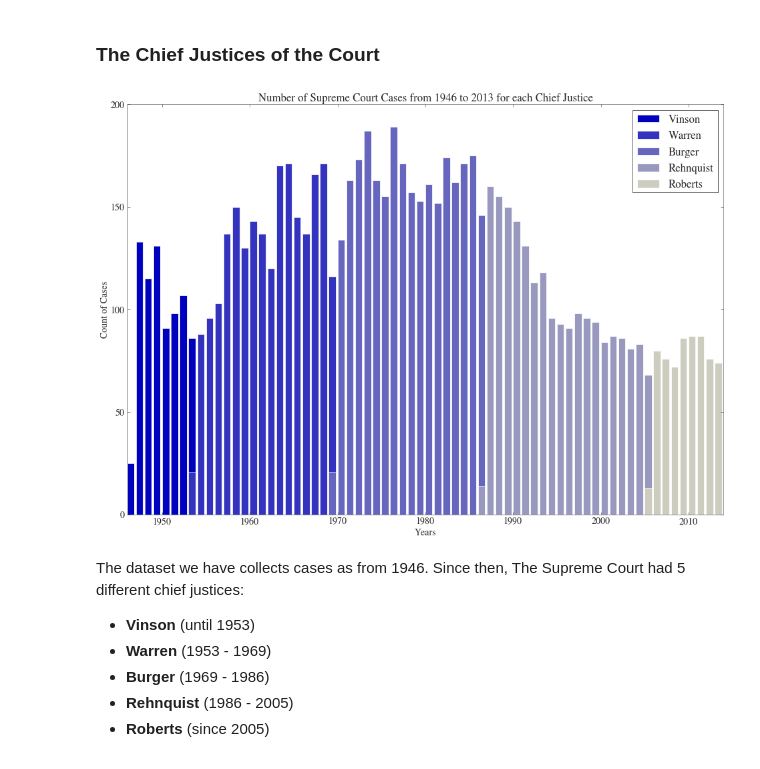
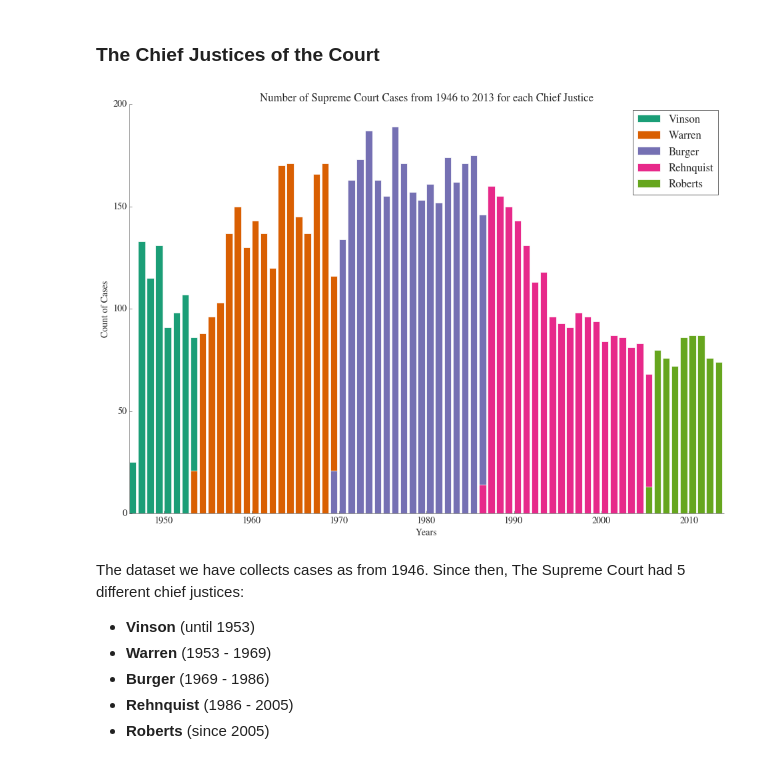
Before and after one commit to pjbull/benchmarked, a Jupyter notebook: Process.ipynb, the cells around one changed output. Saved outputs shown, nothing was run; the diff lists cells and outputs as text; code cells hidden in the pictures.

```diff
--- a/Process.ipynb
+++ b/Process.ipynb
@@ -4,6 +4,7 @@
 from __future__ import division
 
 from pattern.web import PDF
+import pattern.web as web
 import requests
 import json
 import re
@@ -59,3 +60,29 @@ rcParams['font.size'] = 14
 rcParams['patch.edgecolor'] = 'white'
 rcParams['patch.facecolor'] = dark2_colors[0]
 rcParams['font.family'] = 'StixGeneral'
+
+def remove_border(axes=None, top=False, right=False, left=True, bottom=True):
+    """
+    Minimize chartjunk by stripping out unnecesasry plot borders and axis ticks
+
+    The top/right/left/bottom keywords toggle whether the corresponding plot border is drawn
+    """
+    ax = axes or plt.gca()
+    ax.spines['top'].set_visible(top)
+    ax.spines['right'].set_visible(right)
+    ax.spines['left'].set_visible(left)
+    ax.spines['bottom'].set_visible(bottom)
+
+    #turn off all ticks
+    ax.yaxis.set_ticks_position('none')
+    ax.xaxis.set_ticks_position('none')
+
+    #now re-enable visibles
+    if top:
+        ax.xaxis.tick_top()
+    if bottom:
+        ax.xaxis.tick_bottom()
+    if left:
+        ax.yaxis.tick_left()
+    if right:
+        ax.yaxis.tick_right()
@@ -375,6 +399,8 @@ for item in data_list:
 This part focuses on getting the 'political side' of the justices. We know that they are supposed to be politically neutral, but each justice is appointed by a President that has a political side. We will assume that the political side of the President that appointed  justice is the political side of the justice. We scrap the appointers of each justice using the Wikipedia page http://en.wikipedia.org/wiki/List_of_Justices_of_the_Supreme_Court_of_the_United_States.
 
 In a second time, we scrap the Political Parties of the Presidents using their own Wikipedia pages. As an example, Barack Obama's Wikipedia page (http://en.wikipedia.org/wiki/Barack_Obama) states on the right side his political party. It's the same format for all the presidents that appointed justices since 1946.
+# %%
+wiki_page = json.loads(requests.get('http://en.wikipedia.org/w/api.php?format=json&action=query&titles=List_of_Justices_of_the_Supreme_Court_of_the_United_States&prop=revisions&rvprop=content').text)
 # %%
 #Scrape the Appointers Names and Justices Names from the Wikipedia page
 appointers = []
@@ -1177,37 +1210,39 @@ Due to the size of the database, many other visualizations are of the basic demo
 # %%
 data =  pd.read_csv('data/SCDB_2013_01_justiceCentered_Citation_Cleaned_Party.csv')
 
 df3 = data[['caseId','dateDecision','chief']]
 for i,ele in enumerate(df3['dateDecision']):
     df3['dateDecision'][i] = ele[-4:]
 
 grouped2 = df3.groupby('caseId')
 df4 = grouped2.first()
 
 chiefs = df4['chief'].unique()
 d = {}
 for chief in chiefs:
     d[chief]=[]
 for chief in chiefs:
     for i,ele in enumerate(df4['dateDecision']):
         if df4['chief'][i]==chief:
             d[chief].append(ele)
 for chief in chiefs:
     d[chief] = [float(x) for x in d[chief]]
 
-plt.bar(Counter(d['Vinson']).keys(),Counter(d['Vinson']).values(), color = (0., 0., 0.75),label='Vinson')
-plt.bar(Counter(d['Warren']).keys(),Counter(d['Warren']).values(),color=(2./10., 4./20., 0.75),label='Warren')
-plt.bar(Counter(d['Burger']).keys(),Counter(d['Burger']).values(),color=(4./10.0, 8./20.0, 0.75),label='Burger')
-plt.bar(Counter(d['Rehnquist']).keys(),Counter(d['Rehnquist']).values(),color=(6./10.0, 12./20.0, 0.75),label='Rehnquist')
-plt.bar(Counter(d['Roberts']).keys(),Counter(d['Roberts']).values(),color=(8./10.0, 16./20.0, 0.75),label='Roberts')
+plt.bar(Counter(d['Vinson']).keys(),Counter(d['Vinson']).values(), color=dark2_colors[0], label='Vinson')
+plt.bar(Counter(d['Warren']).keys(),Counter(d['Warren']).values(), color=dark2_colors[1], label='Warren')
+plt.bar(Counter(d['Burger']).keys(),Counter(d['Burger']).values(), color=dark2_colors[2], label='Burger')
+plt.bar(Counter(d['Rehnquist']).keys(),Counter(d['Rehnquist']).values(), color=dark2_colors[3], label='Rehnquist')
+plt.bar(Counter(d['Roberts']).keys(),Counter(d['Roberts']).values(),color=dark2_colors[4],label='Roberts')
+
 plt.xlim((1946,2014))
 plt.title('Number of Supreme Court Cases from 1946 to 2013 for each Chief Justice')
 plt.xlabel('Years')
 plt.ylabel('Count of Cases')
 plt.legend()
+remove_border()
 plt.show()
 # %% [output]
-[figure, old version]
+[figure, new version]
 # %% [markdown]
 The dataset we have collects cases as from 1946. Since then, The Supreme Court had 5 different chief justices:
 
```
Also changed, not shown: parts of 32 cells of this notebook, 1 other file.
